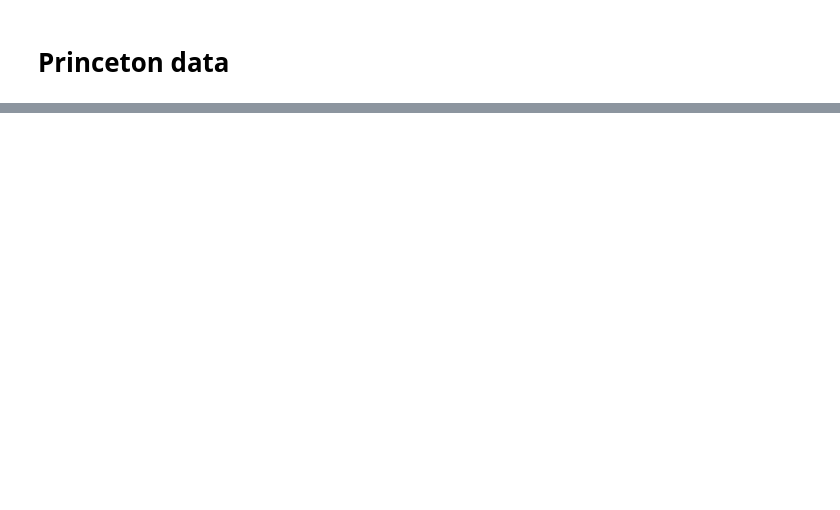
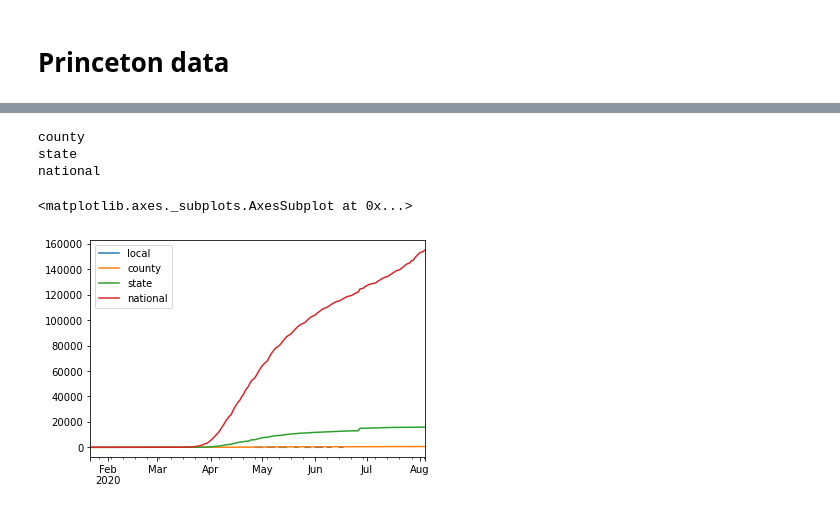
Before and after one commit to danielsuo/princeton.fyi, a Jupyter notebook: notebooks/Testing.ipynb, the cells around one changed output, grey strips where cells are left out. Drawn from its saved outputs; the diff is of its cells as text; code cells hidden in the pictures; blank space fills up the shorter version.

Commit message:
Compute deaths table

```diff
--- a/notebooks/Testing.ipynb
+++ b/notebooks/Testing.ipynb
@@ -162,0 +159,25 @@ srcs["princeton"].df[["total_positive", "total_deaths"]].iloc[::-1].plot()
+# %%
+deaths = {
+    "local": srcs["princeton"].df.total_deaths.iloc[::-1].rename("local"),
+    "county": srcs["county_death"].df[srcs["county_death"].df.countyFIPS == 34021].drop(columns=["countyFIPS", "County Name", "State", "stateFIPS"]).T.iloc[:, 0].rename("county"),
+    "state": srcs["county_death"].df[srcs["county_death"].df.State == "NJ"].drop(columns=["countyFIPS", "County Name", "State", "stateFIPS"]).sum(axis=0).rename("state"),
+    "national": srcs["county_death"].df.drop(columns=["countyFIPS", "County Name", "State", "stateFIPS"]).sum(axis=0).rename("national")
+}
+# %%
+deaths_table = None
+for geo in ["local", "county", "state", "national"]:
+    deaths[geo].index = pd.to_datetime(deaths[geo].index)
+    if geo == "local":
+        deaths_table = deaths[geo]
+    else:
+        print(geo)
+        deaths_table = pd.merge(deaths_table, deaths[geo], how="outer", left_index=True, right_index=True)
+# %% [output]
+county
+state
+national
+# %%
+deaths_table.plot()
+# %% [output]
+<matplotlib.axes._subplots.AxesSubplot at 0x...>
+[figure, added]
```
Also changed, not shown: parts of 16 cells of this notebook, 1 other file.
